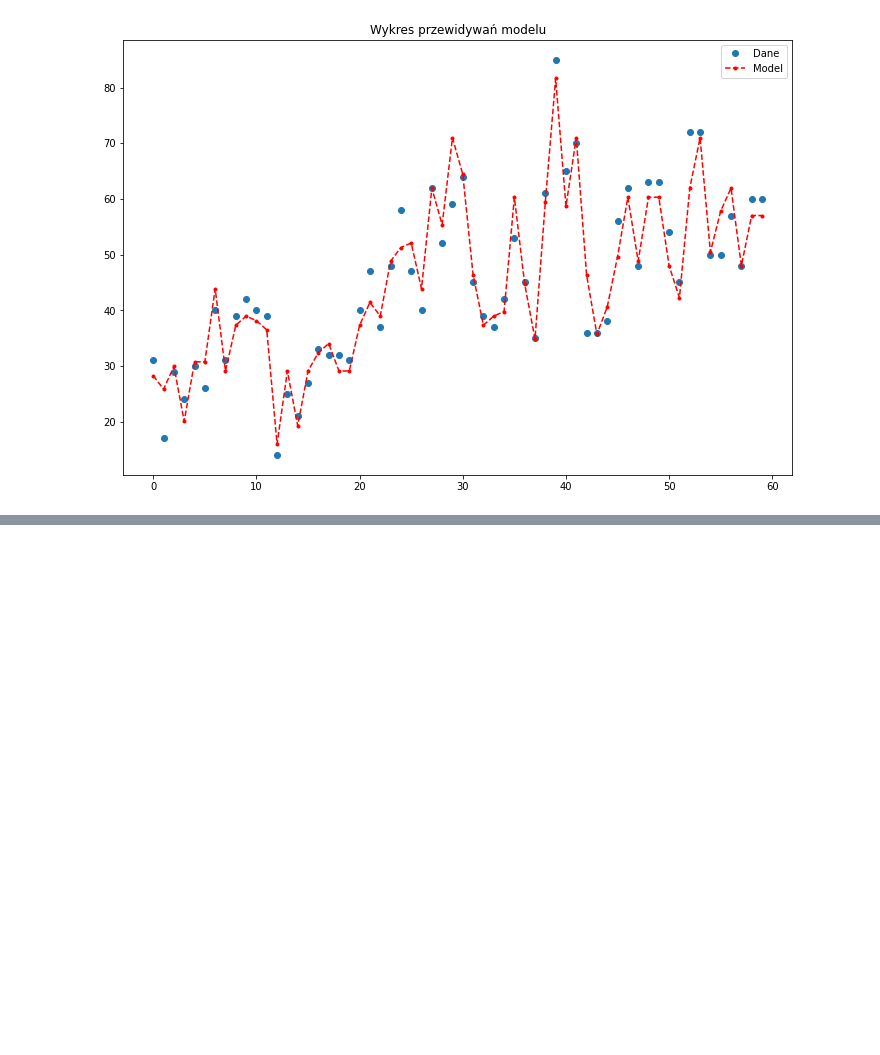
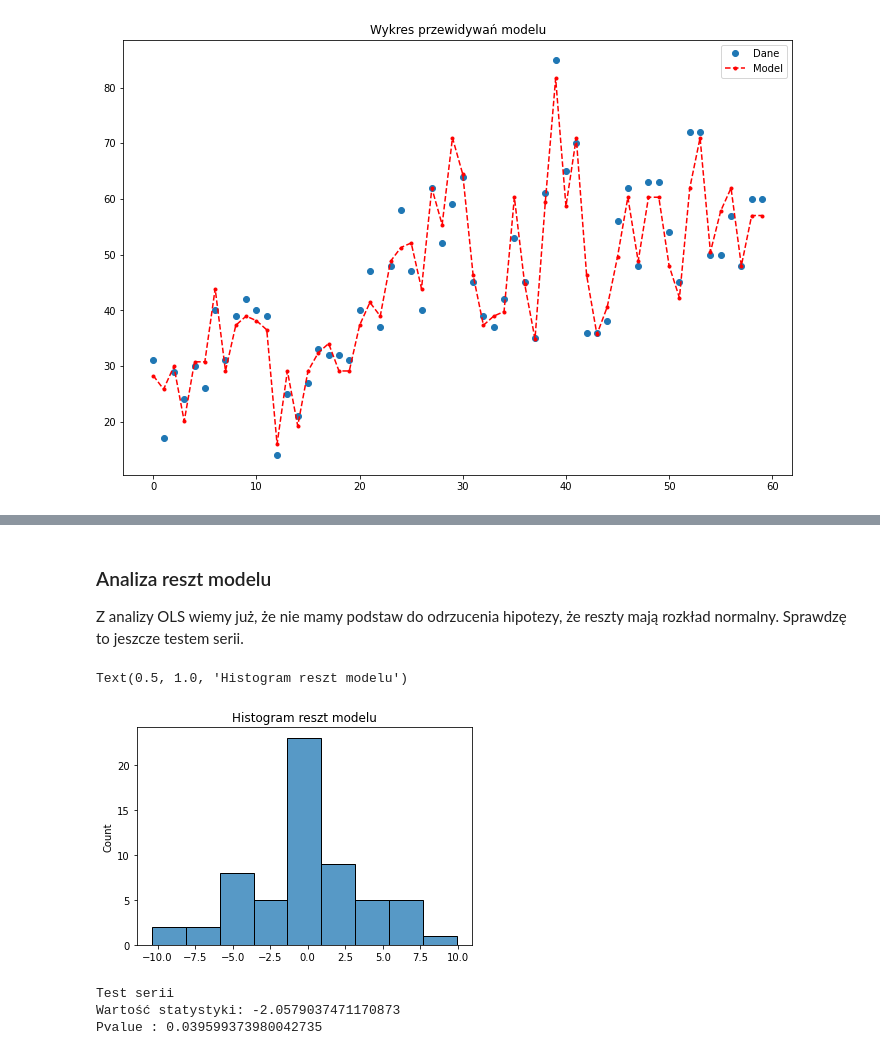
Before and after one commit to finloop/ols-car-accidents, a Jupyter notebook: Ols.ipynb, the cells around one changed output, grey strips where cells are left out. Drawn from its saved outputs; the diff is of its cells as text; code cells hidden in the pictures; blank space fills up the shorter version.

Commit message:
add second model

```diff
--- a/Ols.ipynb
+++ b/Ols.ipynb
@@ -227,0 +221,7 @@ Text(0.5, 1.0, 'Wykres przewidywań modelu')
+# %%
+y = df['Wypadki drogowe']
+X = df[['Ranni w wypadkach', 'Interwencje']]
+X = sm.add_constant(X) # Dodaję stałą do modelu
+model = sm.OLS(y, X) # Tworzę model
+results = model.fit() # Dopasowanie parametrów
+print(results.summary2()) # Wyniki
@@ -227,0 +256,19 @@ Text(0.5, 1.0, 'Wykres przewidywań modelu')
+# %% [markdown]
+### Analiza reszt modelu
+Z analizy OLS wiemy już, że nie mamy podstaw do odrzucenia hipotezy, że reszty mają rozkład normalny. Sprawdzę to jeszcze testem serii.
+# %%
+sns.histplot(results.resid).set_title('Histogram reszt modelu')
+# %% [output]
+Text(0.5, 1.0, 'Histogram reszt modelu')
+[figure, added]
+# %%
+# Test serii
+from statsmodels.sandbox.stats.runs import runstest_1samp
+z_statistic, pvalue = runstest_1samp(results.resid)
+print("Test serii")
+print(f"Wartość statystyki: {z_statistic}")
+print(f"Pvalue : {pvalue}")
+# %% [output]
+Test serii
+Wartość statystyki: -2.0579037471170873
+Pvalue : 0.039599373980042735
```
Also changed, not shown: parts of 12 cells of this notebook.
